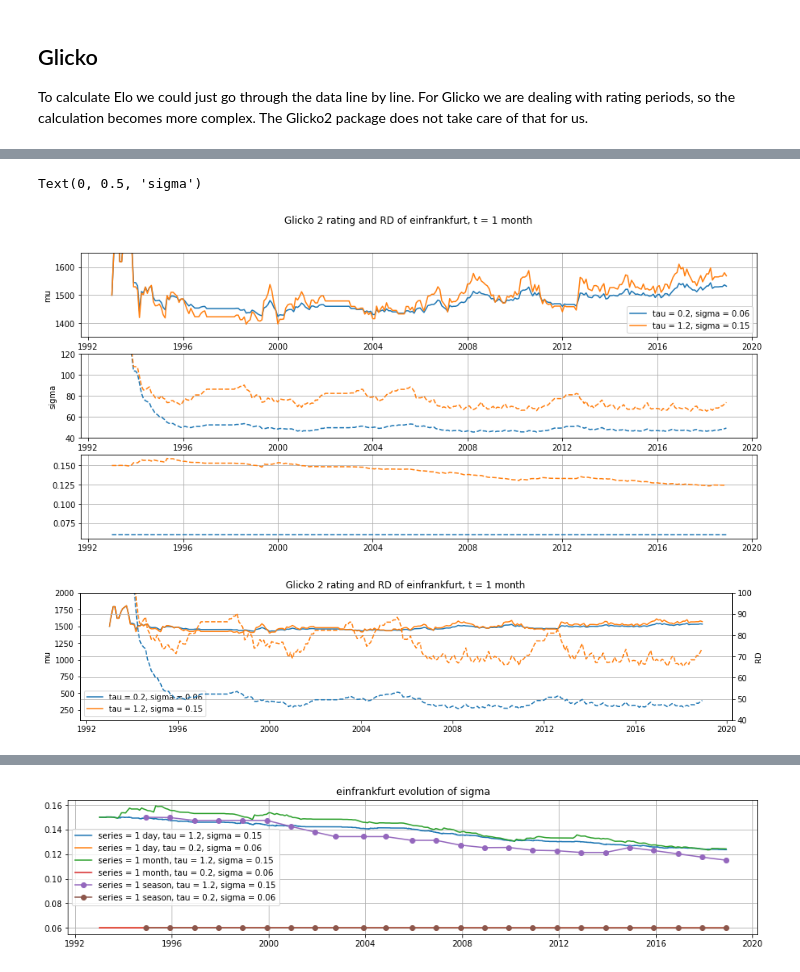
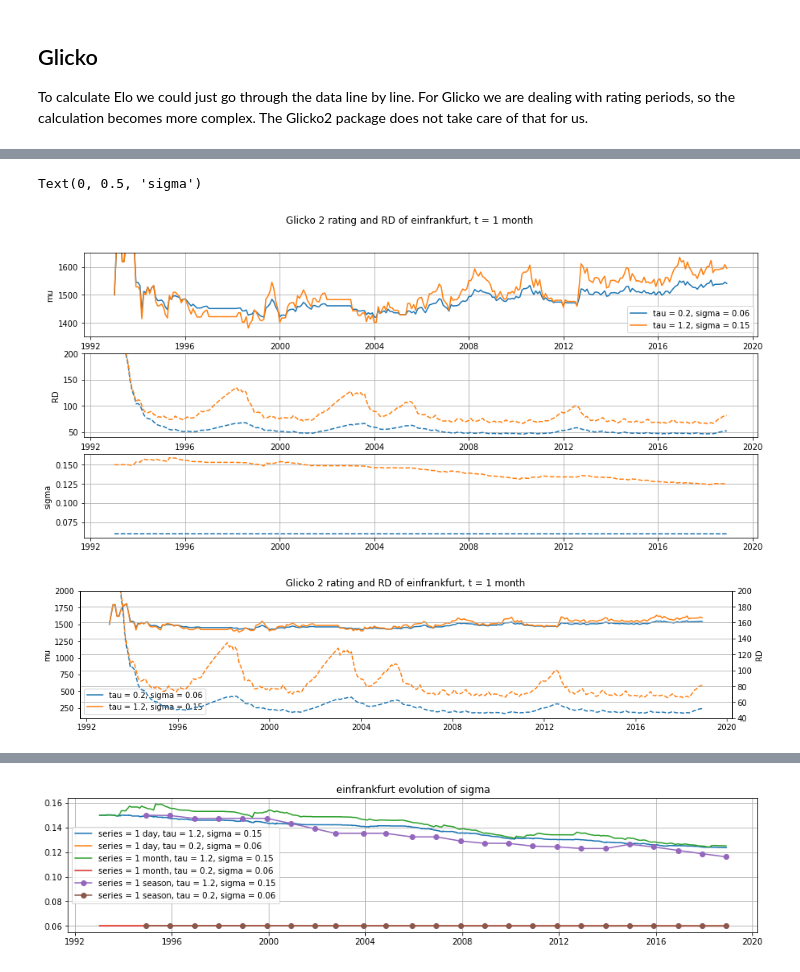
Before and after one commit to drdarina/ratings_talk, a Jupyter notebook: bundesliga_data_ratings.ipynb, the cells around one changed output, grey strips where cells are left out. Saved outputs shown, nothing was run; the diff lists cells and outputs as text; code cells hidden in the pictures.

```diff
--- a/bundesliga_data_ratings.ipynb
+++ b/bundesliga_data_ratings.ipynb
@@ -353,8 +353,9 @@ def get_monthly_ratings(calc, ratings):
             # for the teams who did not play, we only need to update their RD based on the volatility
             for team in teams_not_played:
                 rating = ratings[team][-1]
-                phi_star = np.sqrt(rating.phi ** 2 + rating.sigma ** 2)
-                new_rating = calc.create_rating(rating.mu, phi_star, rating.sigma)
+                phi = rating.phi / 173.7178
+                phi_star = np.sqrt(phi ** 2 + rating.sigma ** 2)
+                new_rating = calc.create_rating(rating.mu, phi_star * 173.7178, rating.sigma)
                 provisional_ratings[team] = new_rating
             for k, v in provisional_ratings.items():
                 ratings[k].append(v)
@@ -462,25 +464,25 @@ _ = plt.title(team + ' ratings with confidence intervals')
 # %%
 team = "einfrankfurt"
 fig, axs = plt.subplots(3, figsize=(15,6.5))
 fig.suptitle('Glicko 2 rating and RD of {}, t = 1 month'.format(team))
 axs[0].plot(month_range, np.array([i.mu for i in gm_ratings_low[team][:-1]]), label='tau = {}, sigma = {}'.format(tau_low, sigma_low))
 axs[1].plot(month_range, np.array([i.phi for i in gm_ratings_low[team][:-1]]), '--')
 axs[0].plot(month_range, np.array([i.mu for i in gm_ratings_high[team][:-1]]), label='tau = {}, sigma = {}'.format(tau_high, sigma_high))
 axs[1].plot(month_range, np.array([i.phi for i in gm_ratings_high[team][:-1]]), '--')
-axs[1].set_ylim(40, 120)
+axs[1].set_ylim(40, 200)
 axs[0].set_ylim(1350,1650)
 axs[0].set_ylabel('mu')
 axs[1].set_ylabel('RD')
 axs[0].grid()
 axs[1].grid()
 axs[0].legend()
 axs[2].plot(month_range, np.array([i.sigma for i in gm_ratings_low[team][:-1]]), '--')
 axs[2].plot(month_range, np.array([i.sigma for i in gm_ratings_high[team][:-1]]), '--')
 axs[2].grid()
-axs[1].set_ylabel('sigma')
+axs[2].set_ylabel('sigma')
 # %% [output]
 Text(0, 0.5, 'sigma')
-[figure, old version]
+[figure, new version]
 # %%
 # plot mu and rd for Bayern and Eintracht daily
 
@@ -493,7 +495,7 @@ ax2.plot(month_range, np.array([i.phi for i in gm_ratings_low[team][:-1]]), '--'
 ax1.plot(month_range, np.array([i.mu for i in gm_ratings_high[team][:-1]]), label='tau = {}, sigma = {}'.format(tau_high, sigma_high))
 ax2.plot(month_range, np.array([i.phi for i in gm_ratings_high[team][:-1]]), '--')
 
-ax2.set_ylim(40,100)
+ax2.set_ylim(40,200)
 ax1.set_ylim(100, 2000)
 ax1.legend()
 #ax2.legend()
@@ -502,7 +504,7 @@ ax1.set_ylabel('mu')
 plt.grid()
 _ = plt.title('Glicko 2 rating and RD of {}, t = 1 month'.format(team))
 # %% [output]
-[figure, old version]
+[figure, new version]
 # %%
 # plot season and day wide glicko phi
 team = 'einfrankfurt'
```
Also changed, not shown: parts of 10 cells of this notebook, 1 other file.
